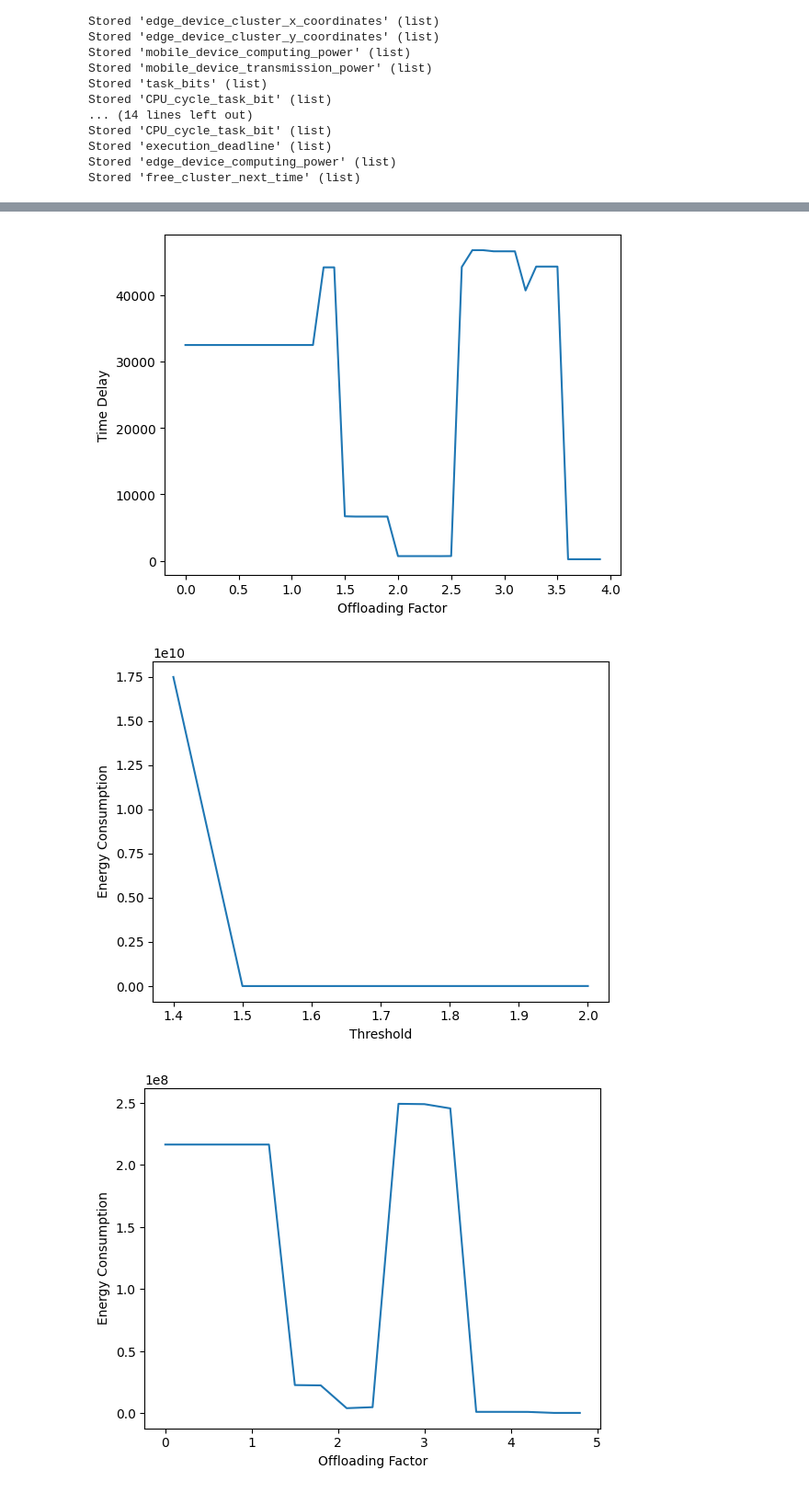
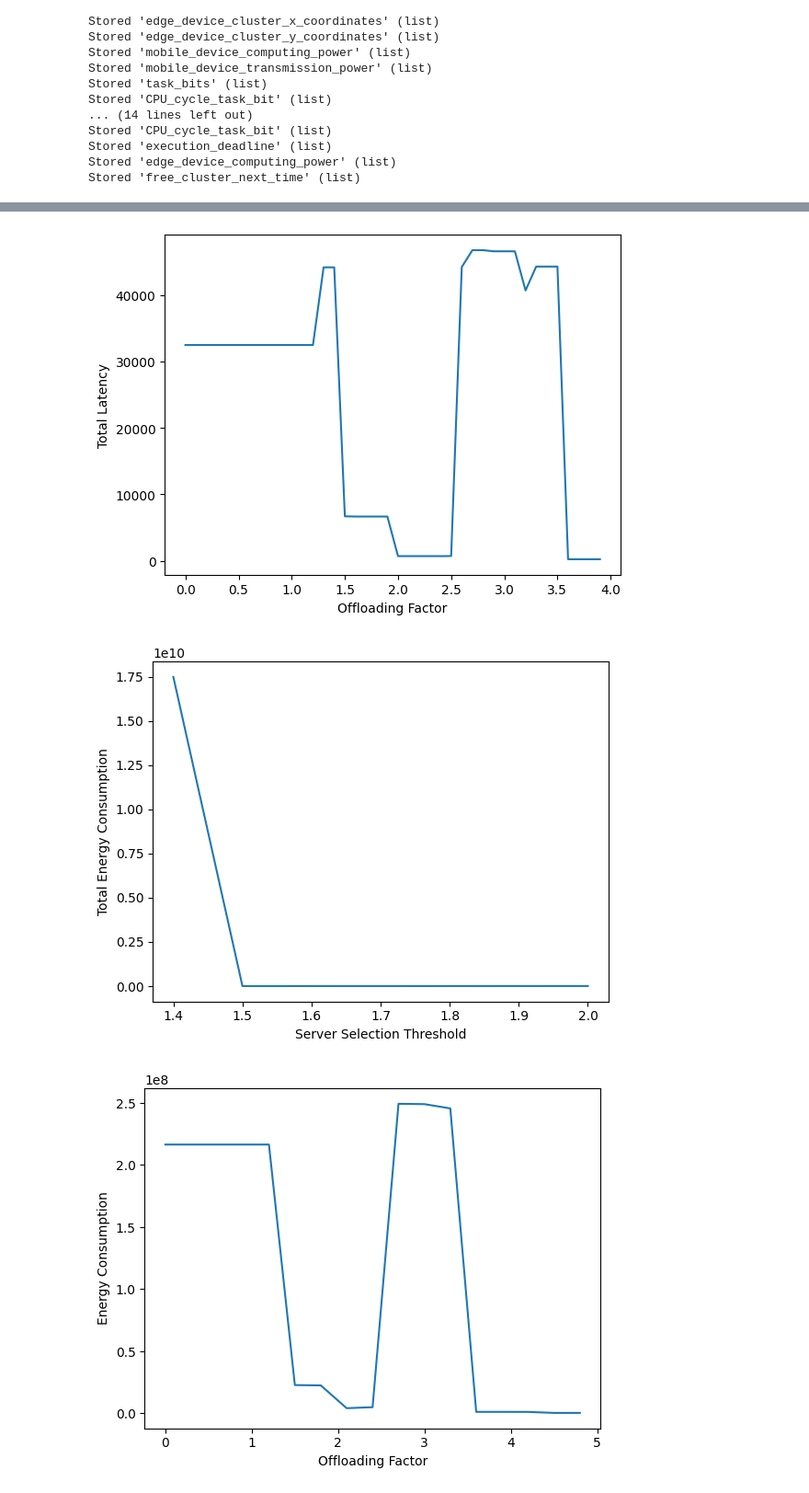
Before and after one commit to Zaid944/Task_Offloading, a Jupyter notebook: run.ipynb, the cells around one changed output, grey strips where cells are left out. Shown at 92% size. Drawn from its saved outputs; the diff is of its cells as text; code cells hidden in the pictures.

```diff
--- a/run.ipynb
+++ b/run.ipynb
@@ -63,11 +63,11 @@ for i in range(0,len(arr)):
 # %%
 plt.plot(arr, time)
 plt.xlabel("Offloading Factor")
-plt.ylabel("Time Delay")
+plt.ylabel("Total Latency")
 plt.savefig("graph6.pdf")
 plt.show()
 # %% [output]
-[figure, old version]
+[figure, new version]
 # %%
 arr = np.arange(1.4,2,0.1)
 energy = []
@@ -81,12 +81,12 @@ for i in range(0,len(energy)):
         energy[i] *= -1
 # %%
 plt.plot(arr, energy)
-plt.xlabel("Threshold")
-plt.ylabel("Energy Consumption")
+plt.xlabel("Server Selection Threshold")
+plt.ylabel("Total Energy Consumption")
 plt.savefig("graph7.pdf")
 plt.show()
 # %% [output]
-[figure, old version]
+[figure, new version]
 # %%
 energy = []
 
```
Also changed, not shown: parts of 1 cell of this notebook, 4 other files.
